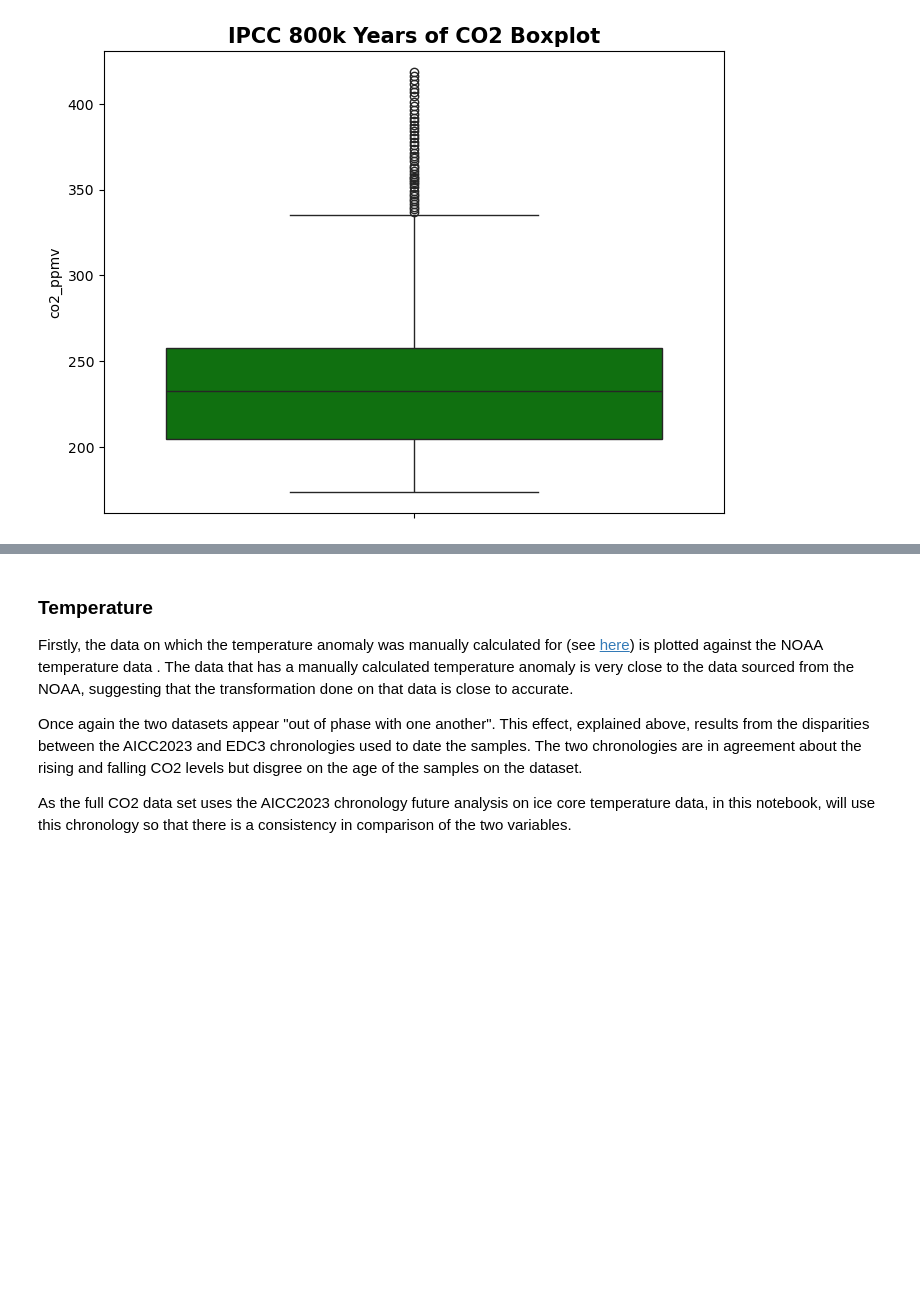
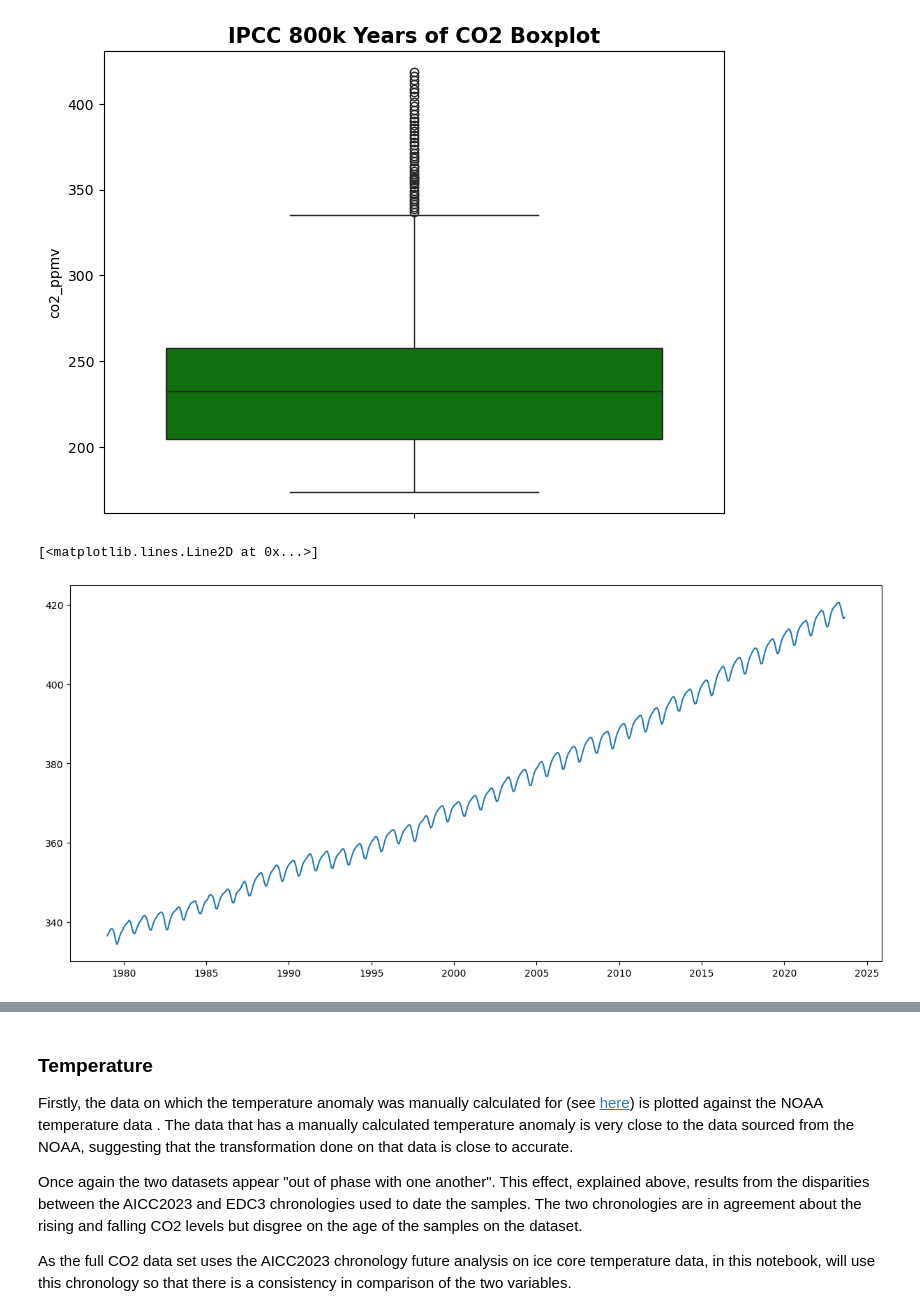
Before and after one commit to humphs078/Owner-avatar-programming_for_data_analysis_assignment_2, a Jupyter notebook: rough_work/submission.ipynb, the cells around one changed output, grey strips where cells are left out. Cells and saved outputs as stored; diff of their text form; code cells hidden in the pictures; blank space fills up the shorter version.

```diff
--- a/rough_work/submission.ipynb
+++ b/rough_work/submission.ipynb
@@ -473,0 +480,2 @@ mauna_loa_co2.head()
+# %%
+monthly_co2_data = pd.read_csv('co2_mm_gl.csv', skiprows=38)
@@ -473,0 +498,2 @@ mauna_loa_co2.head()
+# %%
+monthly_co2_data.drop(['decimal', 'average_unc', 'trend', 'trend_unc'], axis=1, inplace=True)
@@ -473,0 +513,10 @@ mauna_loa_co2.head()
+# %%
+# adapted from code found at
+# - https://stackoverflow.com/questions/48304927/cleanly-combine-year-and-month-columns-to-single-date-column-with-pandas
+# [Accessed 21 Dec. 2023].
+
+DATE = []
+for y, m in zip(monthly_co2_data.year, monthly_co2_data.month):
+    DATE.append(date(y, m, 1))
+
+monthly_co2_data['date'] = DATE
@@ -473,0 +539,4 @@ mauna_loa_co2.head()
+# %%
+monthly_co2_data['time_series'] = pd.to_datetime(monthly_co2_data['date'], format='%d/%m/%Y')
+
+monthly_co2_data = monthly_co2_data.set_index('date').asfreq('MS')
@@ -1567,3 +1656,10 @@ sns.boxplot(y = 'co2_ppmv', data = full_co2_data, color = 'green').set_title('IP
 # %% [output]
 Text(0.5, 1.0, 'IPCC 800k Years of CO2 Boxplot')
 [figure]
+# %%
+fig, ax = plt.subplots(figsize=(15,7))
+
+ax.plot(monthly_co2_data['average'])
+# %% [output]
+[<matplotlib.lines.Line2D at 0x...>]
+[figure, added]
```
Also changed, not shown: parts of 39 cells of this notebook, 2 other files.
